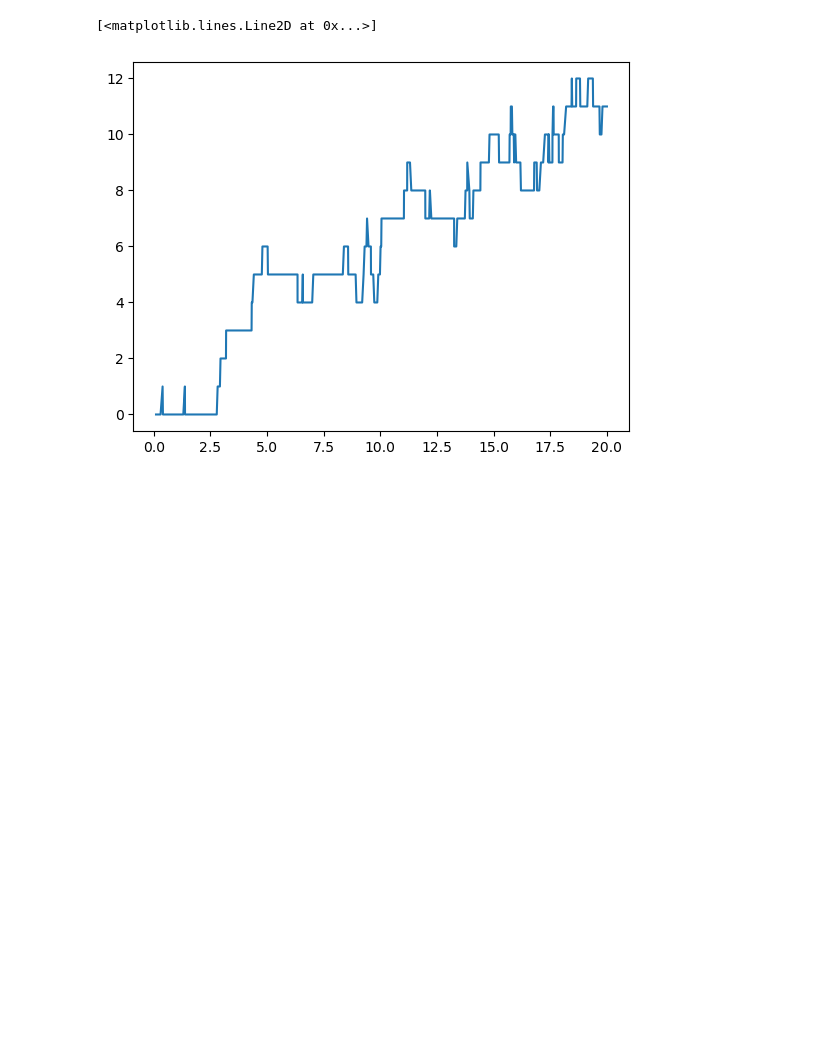
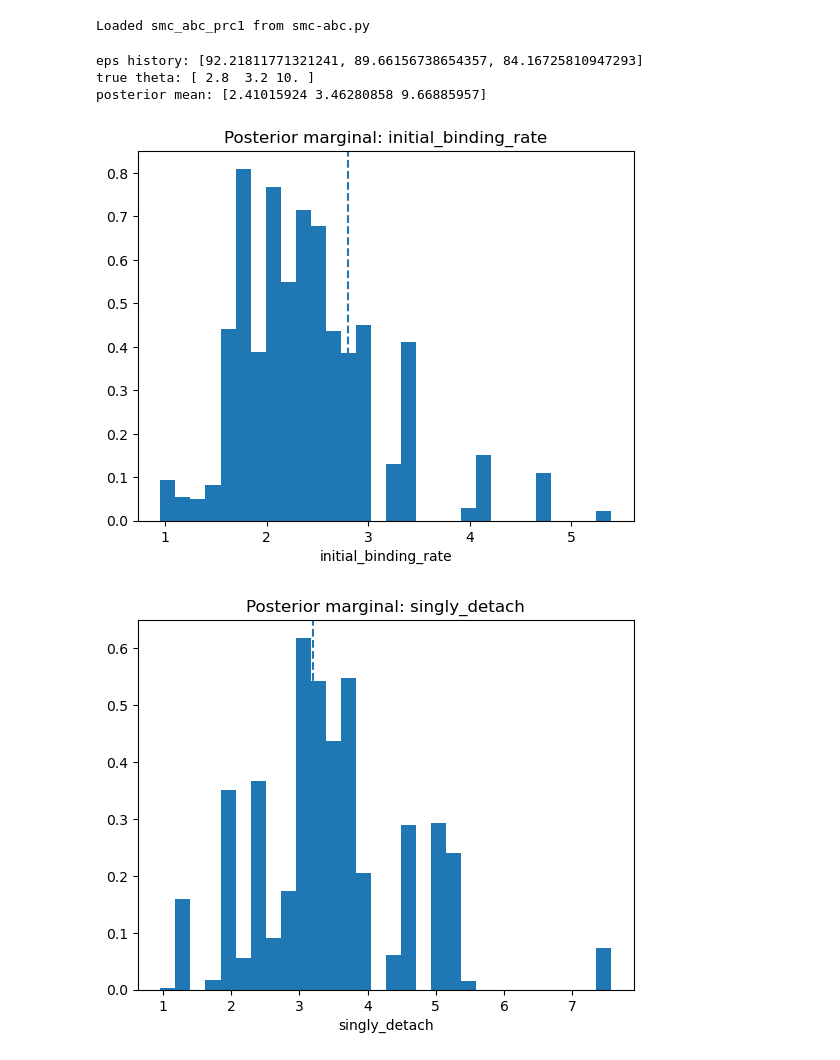
Before and after one commit to AdrianHou2/prc-recruitment-bayesian-analysis, a Jupyter notebook: python_version/test.ipynb, the cells around one changed output. Drawn from its saved outputs; the diff is of its cells as text; code cells hidden in the pictures; blank space fills up the shorter version.

```diff
--- a/python_version/test.ipynb
+++ b/python_version/test.ipynb
@@ -12,3 +14,7 @@ from tqdm import tqdm
 
 # microtubule_length, site_spacing, microtubule_offset, spring_constant,
                 #  rest_length, k_B_T, microtubule_separation, singly_bound_detachment_rate, k0
+# %%
+import runpy, os
+smc = runpy.run_path("smc-abc.py")
+print("JOBLIB_AVAILABLE:", smc.get("_JOBLIB_AVAILABLE", None))
@@ -84,5 +119,57 @@ Line #      Hits         Time  Per Hit   % Time  Line Contents
 # %%
-plt.plot(times, num_prc1)
+#plt.plot(times, num_prc1)
-# %% [output]
-[<matplotlib.lines.Line2D at 0x...>]
-[figure, removed]
+# %%
+smc_path = "smc-abc.py"
+assert os.path.exists(smc_path), f"Can't find {smc_path} in: {os.getcwd()}"
+
+smc_mod = runpy.run_path(smc_path)
+assert "smc_abc_prc1" in smc_mod, "smc_abc_prc1 not found in smc-abc.py"
+smc_abc_prc1 = smc_mod["smc_abc_prc1"]
+
+print("Loaded smc_abc_prc1 from", smc_path)
+# %% [output]
+Loaded smc_abc_prc1 from smc-abc.py
+# %%
+phi_mu = np.log(theta_true)
+phi_sd = np.array([0.8, 0.8, 0.8], dtype=float)  # widen if acceptance is too low
+
+res = smc_abc_prc1(
+    times_obs=times_obs,
+    y_obs=y_obs,
+    phi_mu=phi_mu,
+    phi_sd=np.array([0.4, 0.4, 0.4]),
+    P=40,
+    G=3,
+    pool=200,
+    n_reps=3,
+    eps_quantile=80.0,
+    cov_scale=1.0,
+    seed=42,
+    n_jobs=-1,
+    batch_factor=2
+)
+
+theta_particles = np.exp(res.particles_phi)
+w = res.weights
+theta_post_mean = (theta_particles * w[:, None]).sum(axis=0)
+
+print("eps history:", res.eps_history)
+print("true theta:", theta_true)
+print("posterior mean:", theta_post_mean)
+# %% [output]
+eps history: [92.21811771321241, 89.66156738654357, 84.16725810947293]
+true theta: [ 2.8  3.2 10. ]
+posterior mean: [2.41015924 3.46280858 9.66885957]
+# %%
+names = ["initial_binding_rate", "singly_detach", "k0"]
+
+for j in range(3):
+    plt.figure()
+    plt.hist(theta_particles[:, j], bins=30, weights=w, density=True)
+    plt.axvline(theta_true[j], linestyle="--")
+    plt.xlabel(names[j])
+    plt.title(f"Posterior marginal: {names[j]}")
+    plt.show()
+# %% [output]
+[figure, added]
+[figure, added]
```
Also changed, not shown: parts of 13 cells of this notebook, 1 other file.
